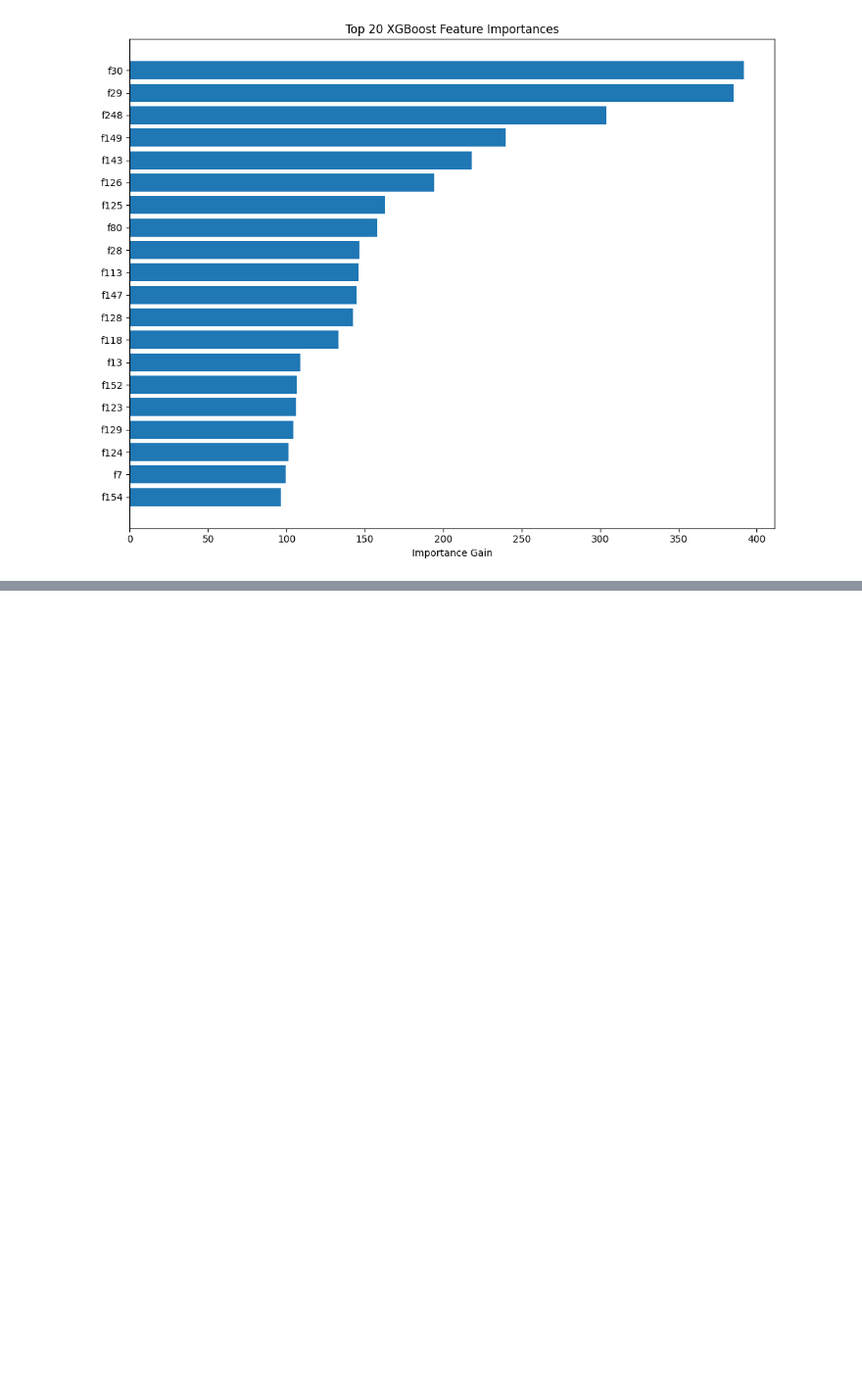
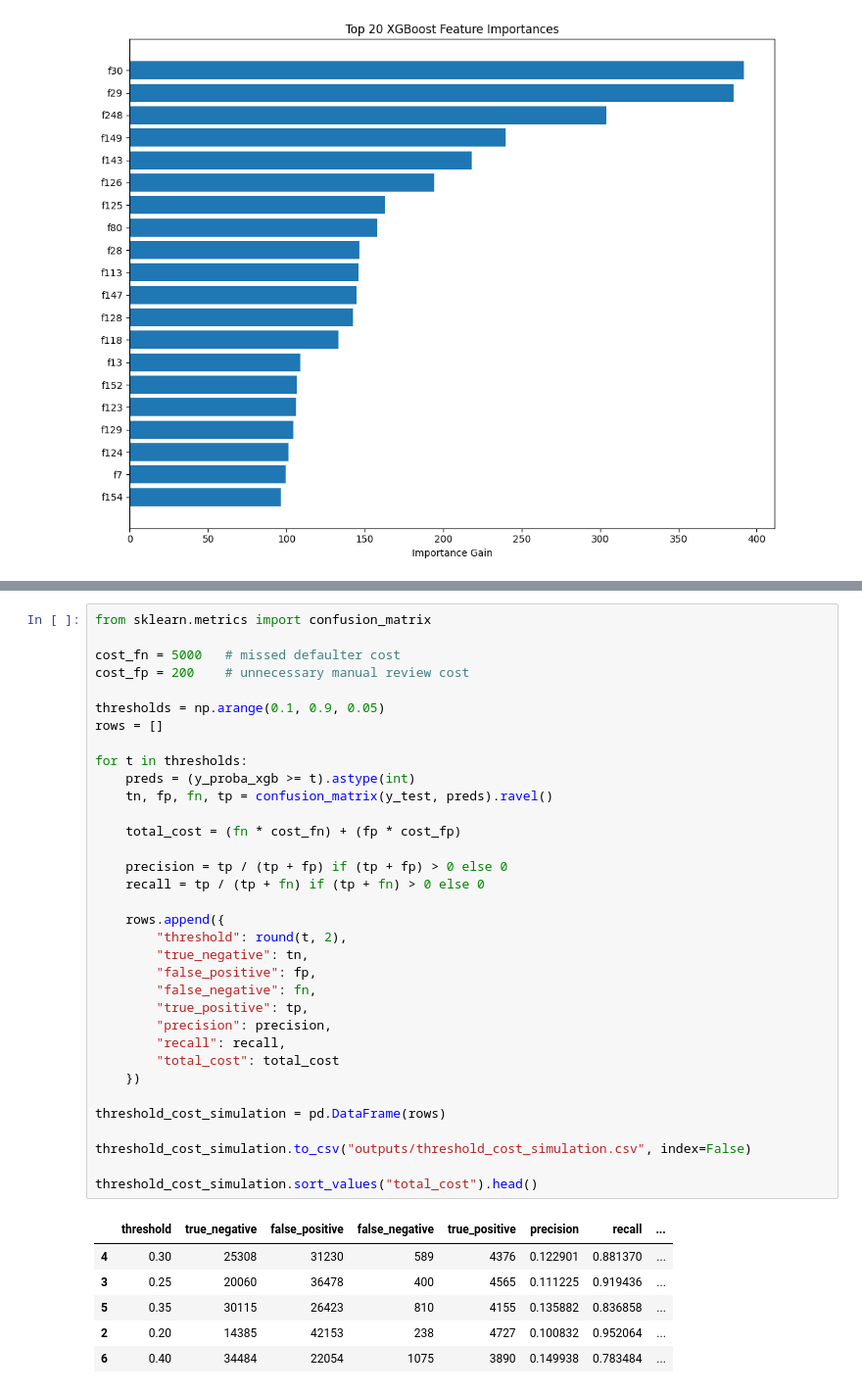
Before and after one commit to pegasus019/credit-risk-platform, a Jupyter notebook: 01_eda.ipynb, the cells around one changed output, grey strips where cells are left out. Shown at 98% size. Saved outputs shown, nothing was run; the diff lists cells and outputs as text; blank space fills up the shorter version.

Commit message:
created separate .csv file for powerbi data visualization

```diff
--- a/01_eda.ipynb
+++ b/01_eda.ipynb
@@ -417,0 +589,41 @@ plt.show()
+# %%
+from sklearn.metrics import confusion_matrix
+
+cost_fn = 5000   # missed defaulter cost
+cost_fp = 200    # unnecessary manual review cost
+
+thresholds = np.arange(0.1, 0.9, 0.05)
+rows = []
+
+for t in thresholds:
+    preds = (y_proba_xgb >= t).astype(int)
+    tn, fp, fn, tp = confusion_matrix(y_test, preds).ravel()
+
+    total_cost = (fn * cost_fn) + (fp * cost_fp)
+
+    precision = tp / (tp + fp) if (tp + fp) > 0 else 0
+    recall = tp / (tp + fn) if (tp + fn) > 0 else 0
+
+    rows.append({
+        "threshold": round(t, 2),
+        "true_negative": tn,
+        "false_positive": fp,
+        "false_negative": fn,
+        "true_positive": tp,
+        "precision": precision,
+        "recall": recall,
+        "total_cost": total_cost
+    })
+
+threshold_cost_simulation = pd.DataFrame(rows)
+
+threshold_cost_simulation.to_csv("outputs/threshold_cost_simulation.csv", index=False)
+
+threshold_cost_simulation.sort_values("total_cost").head()
+# %% [output]
+|  | threshold | true_negative | false_positive | false_negative | true_positive | precision | recall | ... |
+| 4 | 0.30 | 25308 | 31230 | 589 | 4376 | 0.122901 | 0.881370 | ... |
+| 3 | 0.25 | 20060 | 36478 | 400 | 4565 | 0.111225 | 0.919436 | ... |
+| 5 | 0.35 | 30115 | 26423 | 810 | 4155 | 0.135882 | 0.836858 | ... |
+| 2 | 0.20 | 14385 | 42153 | 238 | 4727 | 0.100832 | 0.952064 | ... |
+| 6 | 0.40 | 34484 | 22054 | 1075 | 3890 | 0.149938 | 0.783484 | ... |
```
Also changed, not shown: parts of 6 cells of this notebook, 4 other files.
